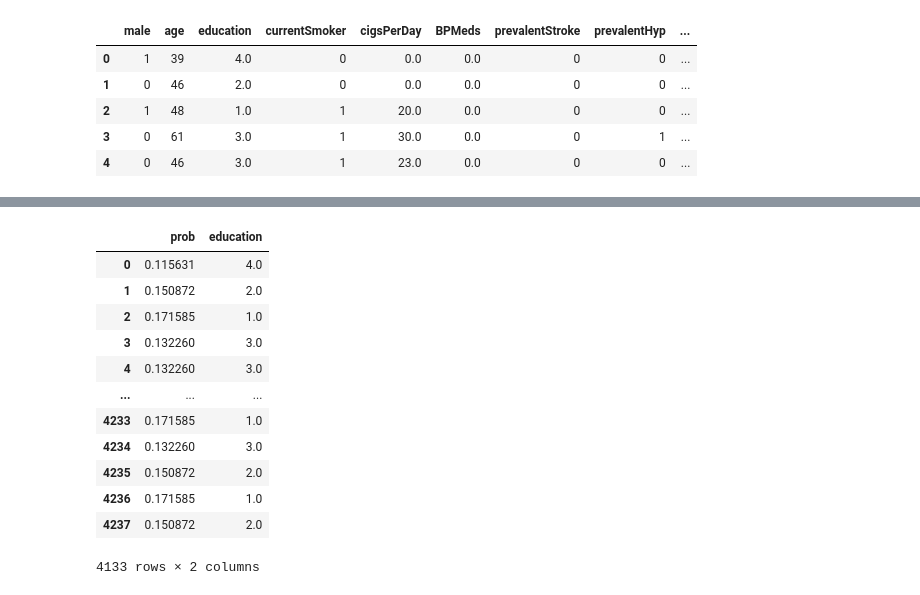
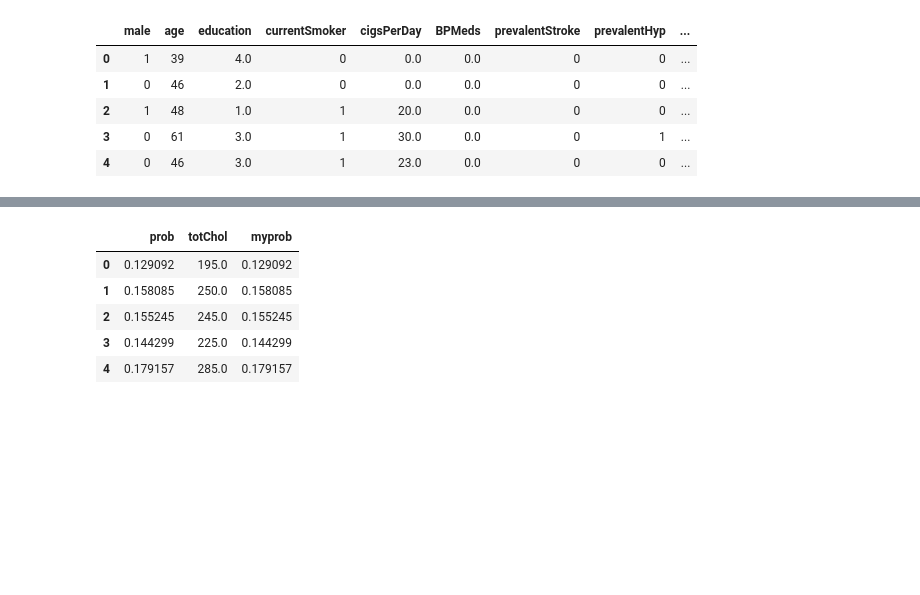
Before and after one commit to nombreinvicto/DeepLearning, a Jupyter notebook: cv_playground.ipynb, the cells around one changed output, grey strips where cells are left out. Drawn from its saved outputs; the diff is of its cells as text; code cells hidden in the pictures; blank space fills up the shorter version.

```diff
--- a/cv_playground.ipynb
+++ b/cv_playground.ipynb
@@ -48,0 +49,8 @@ x1             0.0329      0.031      1.070      0.285      -0.027       0.093
+# %%
+num_feat = "totChol"
+param_df, logres = get_logistic_plot(num_feat=num_feat,
+                                     group_feat="TenYearCHD",
+                                     map_target={"yes_chd": 1, "no_chd": 0},
+                                     df=df,
+                                     scale=False,
+                                     solver='liblinear')
@@ -49,16 +76,18 @@ x1             0.0329      0.031      1.070      0.285      -0.027       0.093
+# %%
+coef_ = param_df['coef_'][0]
+intercept_= param_df['intercept_'][0]
+# %%
+def cac_prob(num_feat_val):
+    part = 2.718281828 ** (intercept_ + coef_ * num_feat_val)
+    return part / (1 + part)
+# %%
+logres.loc[:, "myprob"] = logres["totChol"].apply(cac_prob)
 # %%
-logres
+logres.head()
 # %% [output]
-|  | prob | education |
-| 0 | 0.115631 | 4.0 |
-| 1 | 0.150872 | 2.0 |
-| 2 | 0.171585 | 1.0 |
-| 3 | 0.132260 | 3.0 |
-| 4 | 0.132260 | 3.0 |
-| ... | ... | ... |
-| 4233 | 0.171585 | 1.0 |
-| 4234 | 0.132260 | 3.0 |
-| 4235 | 0.150872 | 2.0 |
-| 4236 | 0.171585 | 1.0 |
-| 4237 | 0.150872 | 2.0 |
+|  | prob | totChol | myprob |
+| 0 | 0.129092 | 195.0 | 0.129092 |
+| 1 | 0.158085 | 250.0 | 0.158085 |
+| 2 | 0.155245 | 245.0 | 0.155245 |
+| 3 | 0.144299 | 225.0 | 0.144299 |
+| 4 | 0.179157 | 285.0 | 0.179157 |
-4133 rows × 2 columns
```
Also changed, not shown: parts of 4 cells of this notebook, 1 other file.
